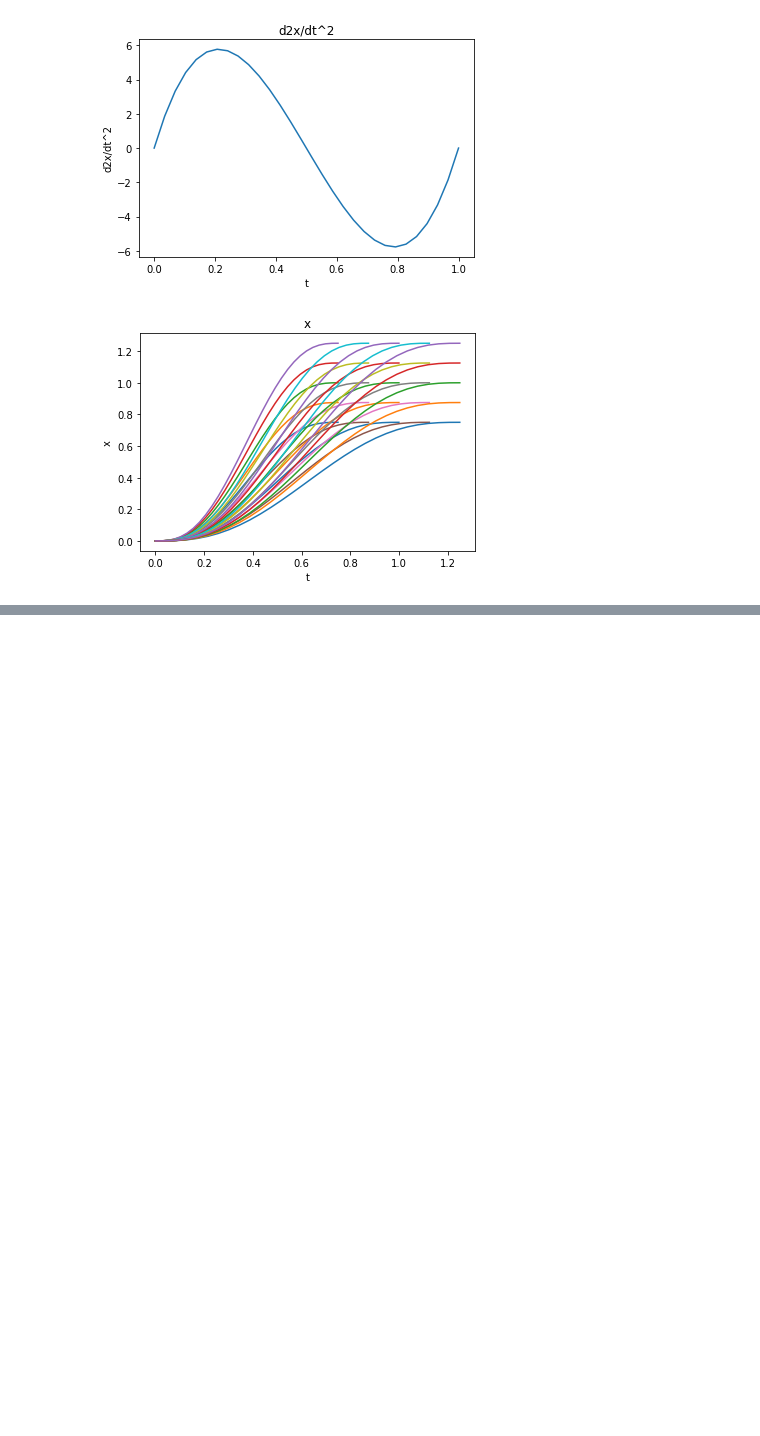
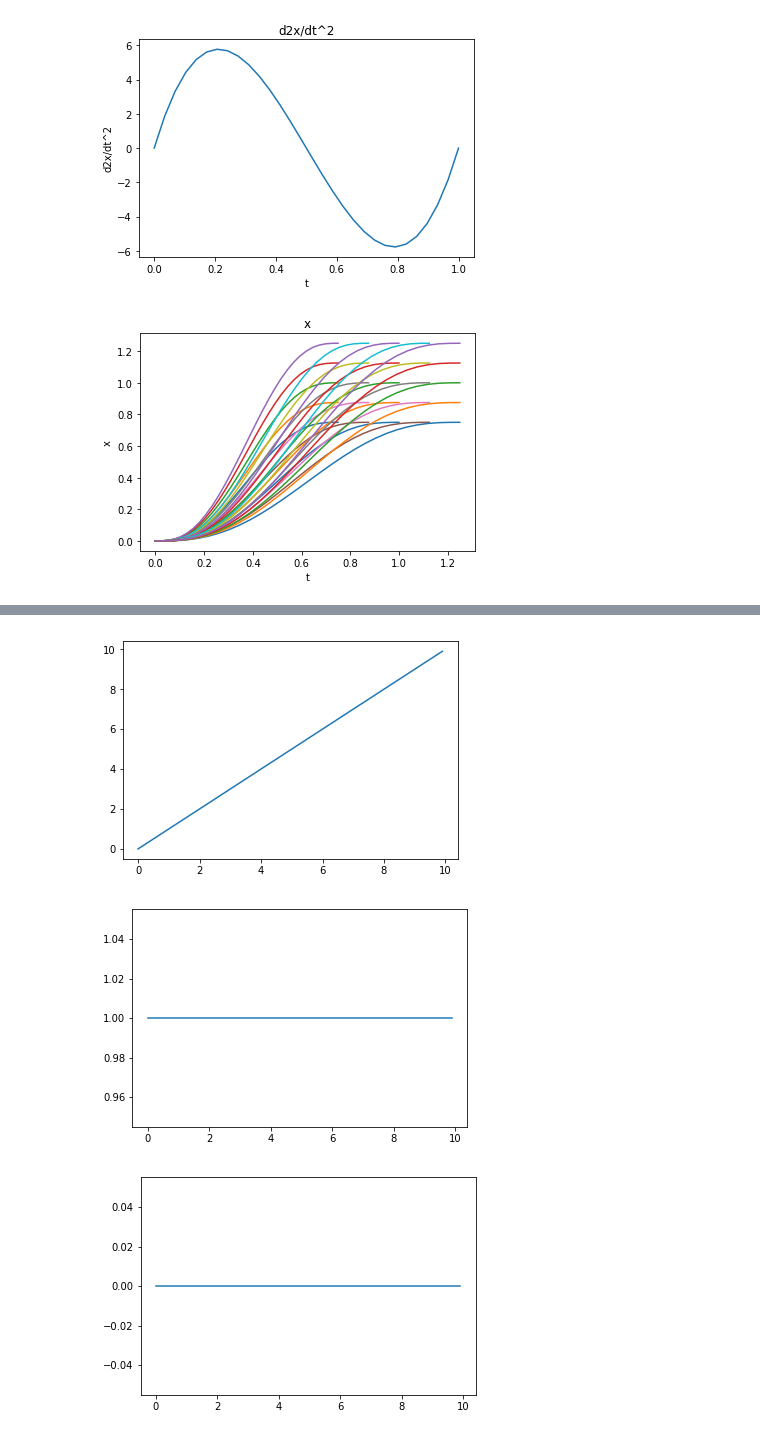
Before and after one commit to aemarkov/jetson_car, a Jupyter notebook: quntic-planning.ipynb, the cells around one changed output, grey strips where cells are left out. Saved outputs shown, nothing was run; the diff lists cells and outputs as text; code cells hidden in the pictures; blank space fills up the shorter version.

```diff
--- a/quntic-planning.ipynb
+++ b/quntic-planning.ipynb
@@ -211,0 +297,14 @@ array([[ 1.41421356,  1.41421356,  0.        ,  0.        ],
+# %%
+coefs = [0, 0, 0, 0, 1, 0]
+ts = np.arange(0, 10, 0.1)
+x, dx, ddx = quintic_interpolate(coefs, ts)
+plt.plot(ts, x)
+plt.show()
+plt.plot(ts, dx)
+plt.show()
+plt.plot(ts, ddx)
+plt.show()
+# %% [output]
+[figure, added]
+[figure, added]
+[figure, added]
```
Also changed, not shown: parts of 10 cells of this notebook.
